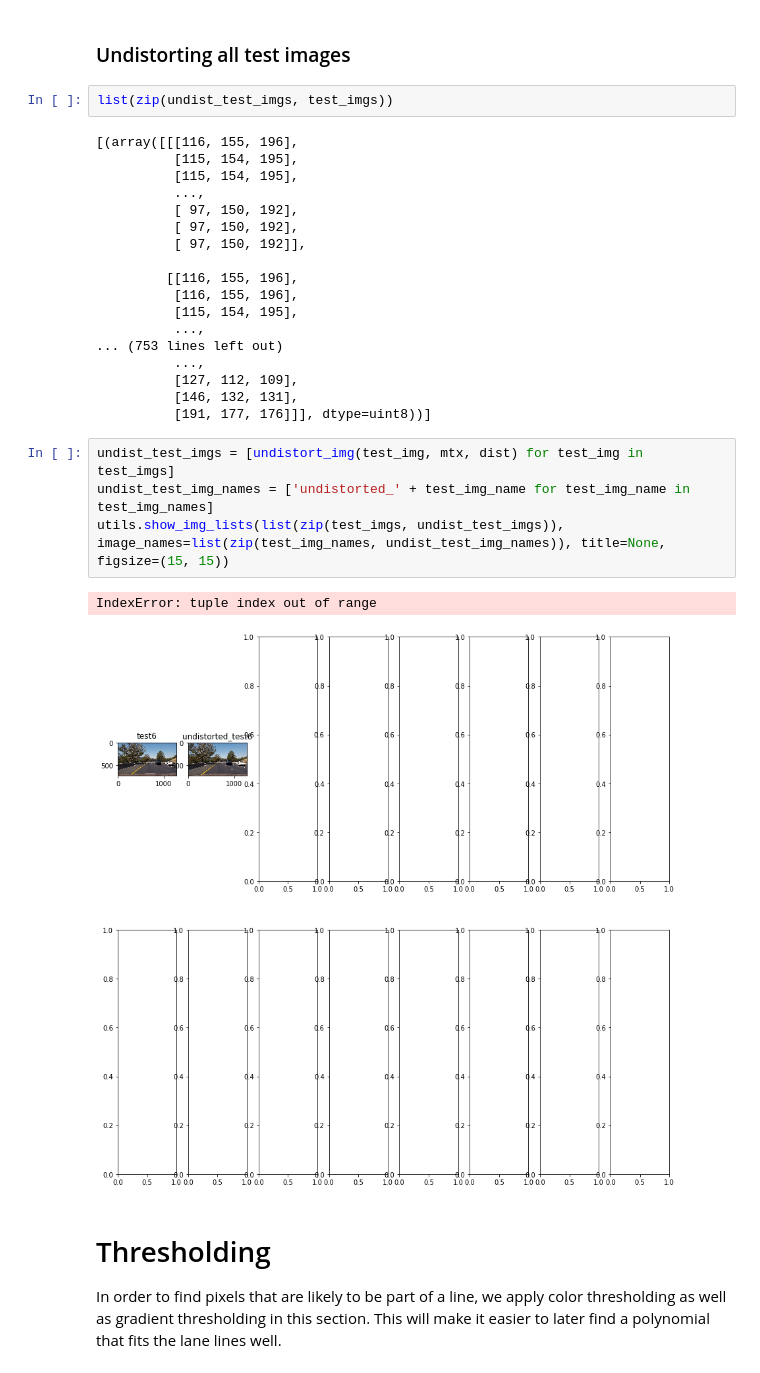
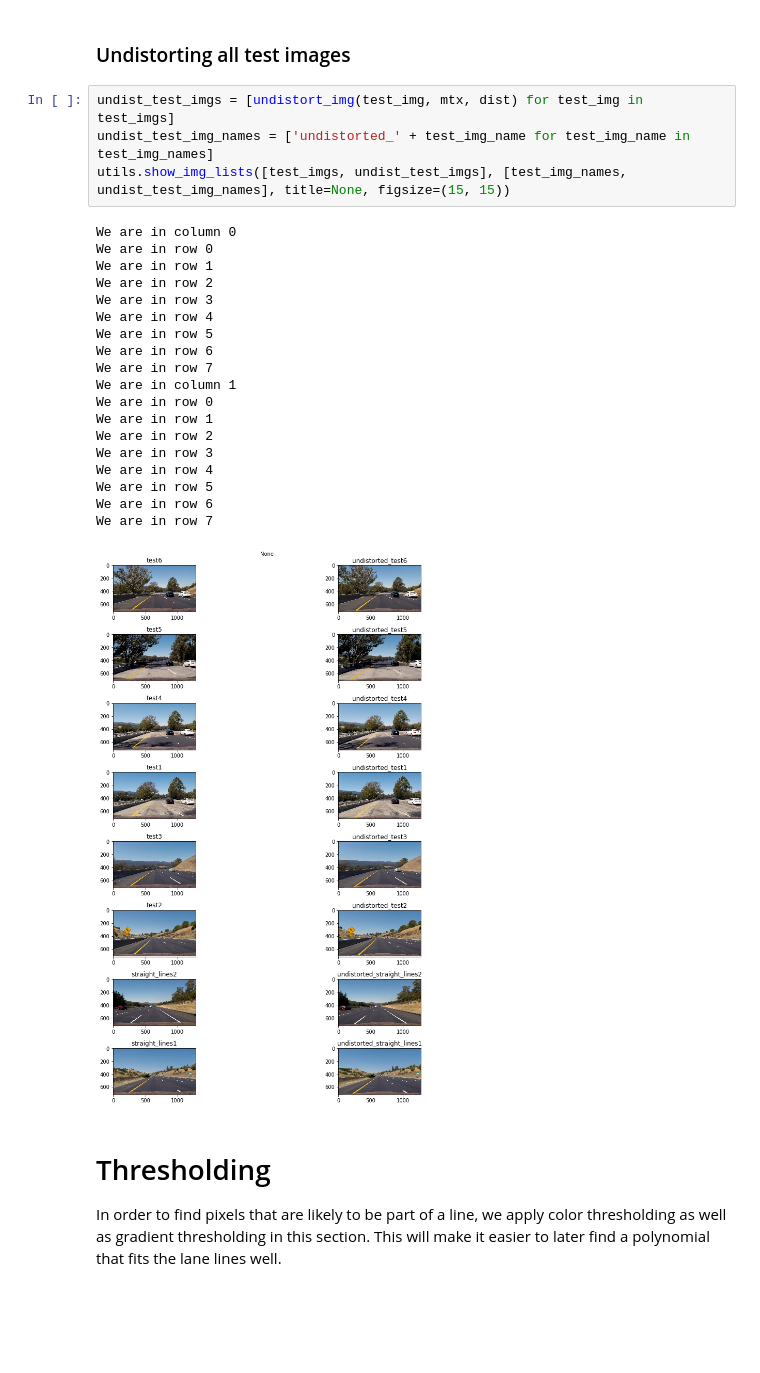
Before and after one commit to julia-kraus/CarND-Advanced-Lane-Lines, a Jupyter notebook: solution.ipynb, the cells around one changed output. Saved outputs shown, nothing was run; the diff lists cells and outputs as text; blank space fills up the shorter version.

Commit message:
plotting function works. Small fixes for better layout to do

```diff
--- a/solution.ipynb
+++ b/solution.ipynb
@@ -176,33 +176,30 @@ plt.show()
 This does works reasonably well, but not perfectly on all calibration images.
 # %% [markdown]
 ### Undistorting all test images
-# %%
-list(zip(undist_test_imgs, test_imgs))
-# %% [output]
-[(array([[[116, 155, 196],
-          [115, 154, 195],
-          [115, 154, 195],
-          ...,
-          [ 97, 150, 192],
-          [ 97, 150, 192],
-          [ 97, 150, 192]],
-
-         [[116, 155, 196],
-          [116, 155, 196],
-          [115, 154, 195],
-          ...,
-... (753 lines left out)
-          ...,
-          [127, 112, 109],
-          [146, 132, 131],
-          [191, 177, 176]]], dtype=uint8))]
 # %%
 undist_test_imgs = [undistort_img(test_img, mtx, dist) for test_img in test_imgs]
 undist_test_img_names = ['undistorted_' + test_img_name for test_img_name in test_img_names]
-utils.show_img_lists(list(zip(test_imgs, undist_test_imgs)), image_names=list(zip(test_img_names, undist_test_img_names)), title=None, figsize=(15, 15))
+utils.show_img_lists([test_imgs, undist_test_imgs], [test_img_names, undist_test_img_names], title=None, figsize=(15, 15))
 # %% [output]
-IndexError: tuple index out of range
+We are in column 0
+We are in row 0
+We are in row 1
+We are in row 2
+We are in row 3
+We are in row 4
+We are in row 5
+We are in row 6
+We are in row 7
+We are in column 1
+We are in row 0
+We are in row 1
+We are in row 2
+We are in row 3
+We are in row 4
+We are in row 5
+We are in row 6
+We are in row 7
-[figure, old version]
+[figure, new version]
 # %% [markdown]
 # Thresholding
 In order to find pixels that are likely to be part of a line, we apply  color thresholding as well as gradient thresholding in this section. This will make it easier to later find a polynomial that fits the lane lines well.
```
Also changed, not shown: 2 other files.
